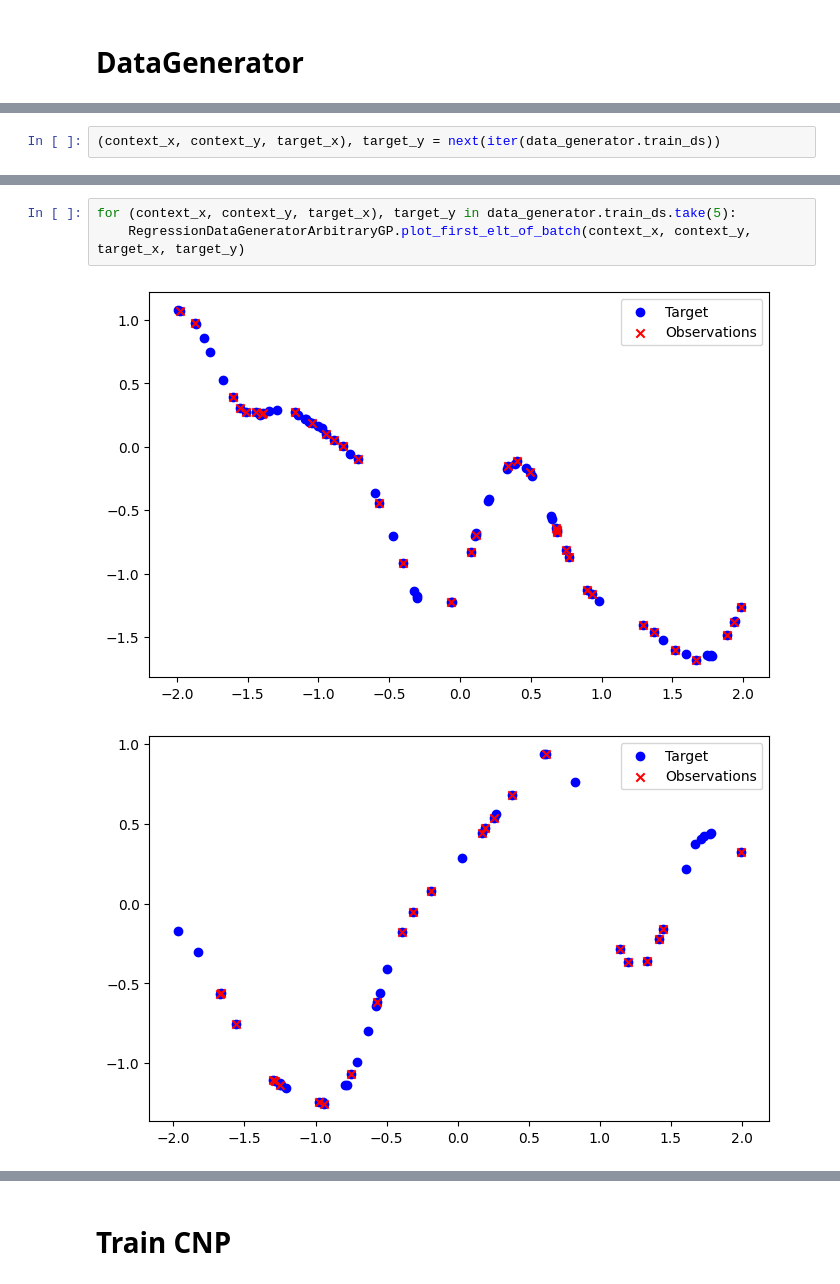
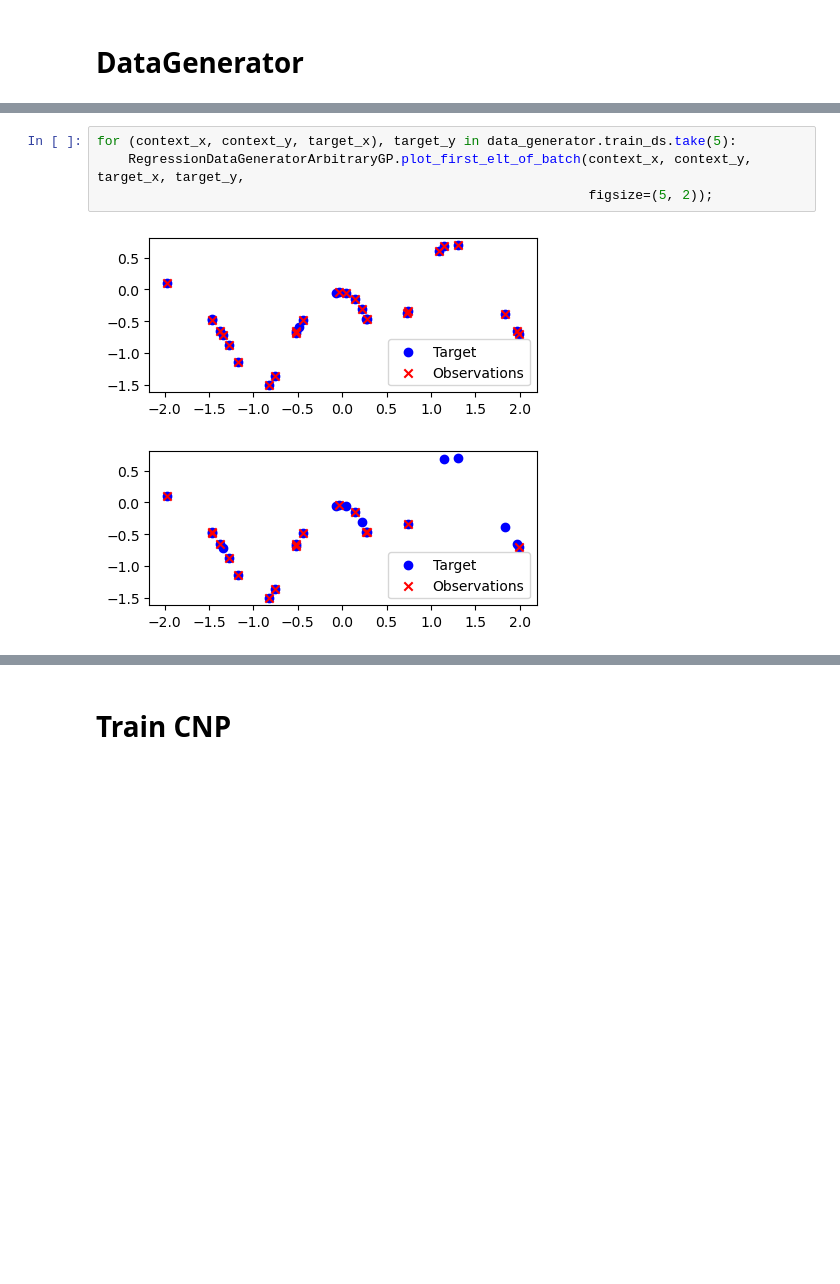
Before and after one commit to tonywu71/neural-processes, a Jupyter notebook: train_cnp_from_arbitrary_gp.ipynb, the cells around one changed output, grey strips where cells are left out. Saved outputs shown, nothing was run; the diff lists cells and outputs as text; blank space fills up the shorter version.

Commit message:
WIP: Refacto plot utils

```diff
--- a/train_cnp_from_arbitrary_gp.ipynb
+++ b/train_cnp_from_arbitrary_gp.ipynb
@@ -49,3 +37 @@ To enable them in other operations, rebuild TensorFlow with the appropriate comp
-# %%
-(context_x, context_y, target_x), target_y = next(iter(data_generator.train_ds))
 # %%
@@ -56,6 +41,7 @@ data_generator.plot_first_elt_of_random_batch()
 # %%
 for (context_x, context_y, target_x), target_y in data_generator.train_ds.take(5):
-    RegressionDataGeneratorArbitraryGP.plot_first_elt_of_batch(context_x, context_y, target_x, target_y)
+    RegressionDataGeneratorArbitraryGP.plot_first_elt_of_batch(context_x, context_y, target_x, target_y,
+                                                               figsize=(5, 2));
 # %% [output]
-[figure, old version]
+[figure, new version]
-[figure, old version]
+[figure, new version]
```
Also changed, not shown: parts of 10 cells of this notebook, 4 other files.
